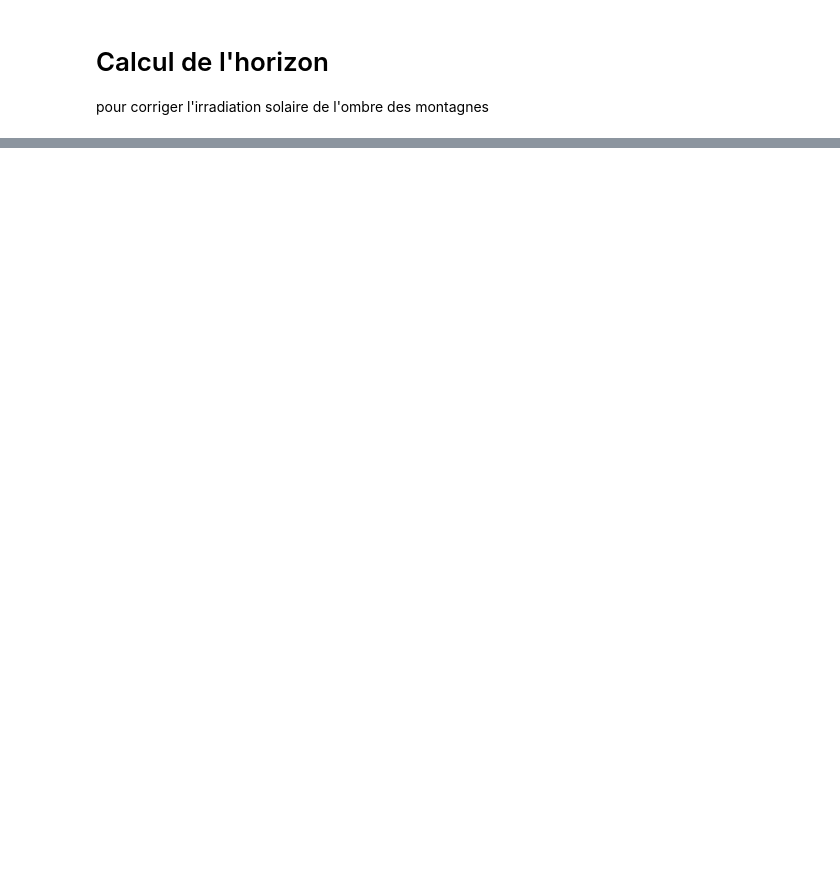
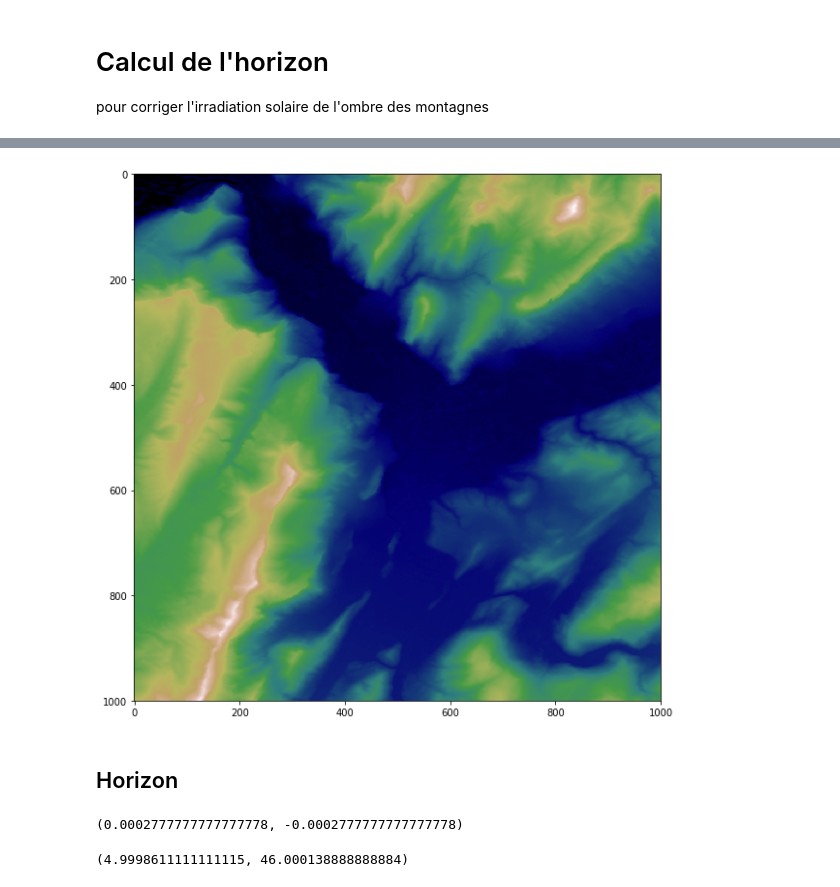
Before and after one commit to xdze2/thermique_appart, a Jupyter notebook: ombres_montagnes.ipynb, the cells around one changed output, grey strips where cells are left out. Saved outputs shown, nothing was run; the diff lists cells and outputs as text; code cells hidden in the pictures; blank space fills up the shorter version.

Commit message:
calcul de l horizon

```diff
--- a/ombres_montagnes.ipynb
+++ b/ombres_montagnes.ipynb
@@ -19,0 +98,8 @@ ImportError: No module named 'gdal'
+# %%
+plt.figure(figsize=(10, 10))
+plt.imshow(elevation[ 2500:3500, 2000:3000], cmap='gist_earth')
+plt.show()
+# %% [output]
+[figure, added]
+# %% [markdown]
+## Horizon
@@ -19,0 +115,8 @@ ImportError: No module named 'gdal'
+# %%
+pixelSize  # deg
+# %% [output]
+(0.0002777777777777778, -0.0002777777777777778)
+# %%
+mapZeroGPS # def
+# %% [output]
+(4.9998611111111115, 46.000138888888884)
```
Also changed, not shown: parts of 48 cells of this notebook, 1 other file.
